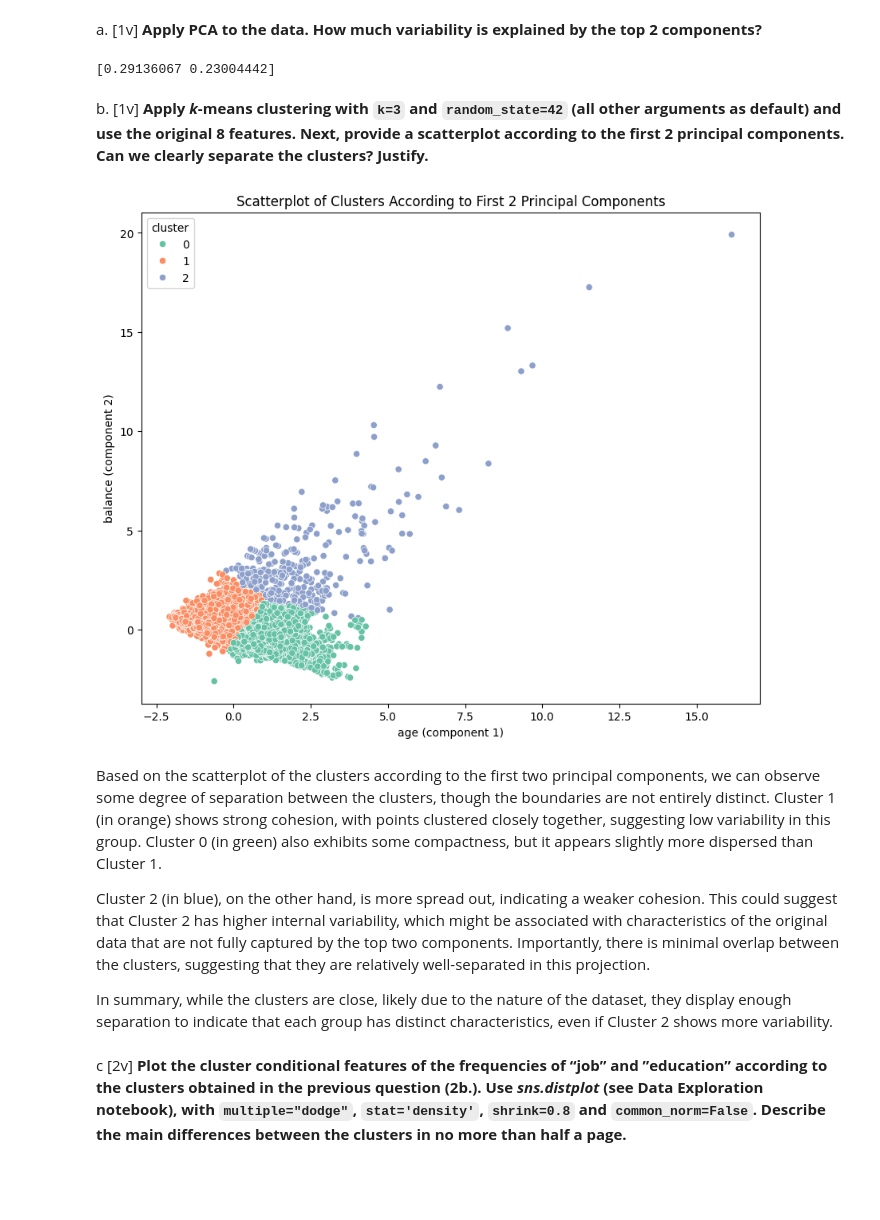
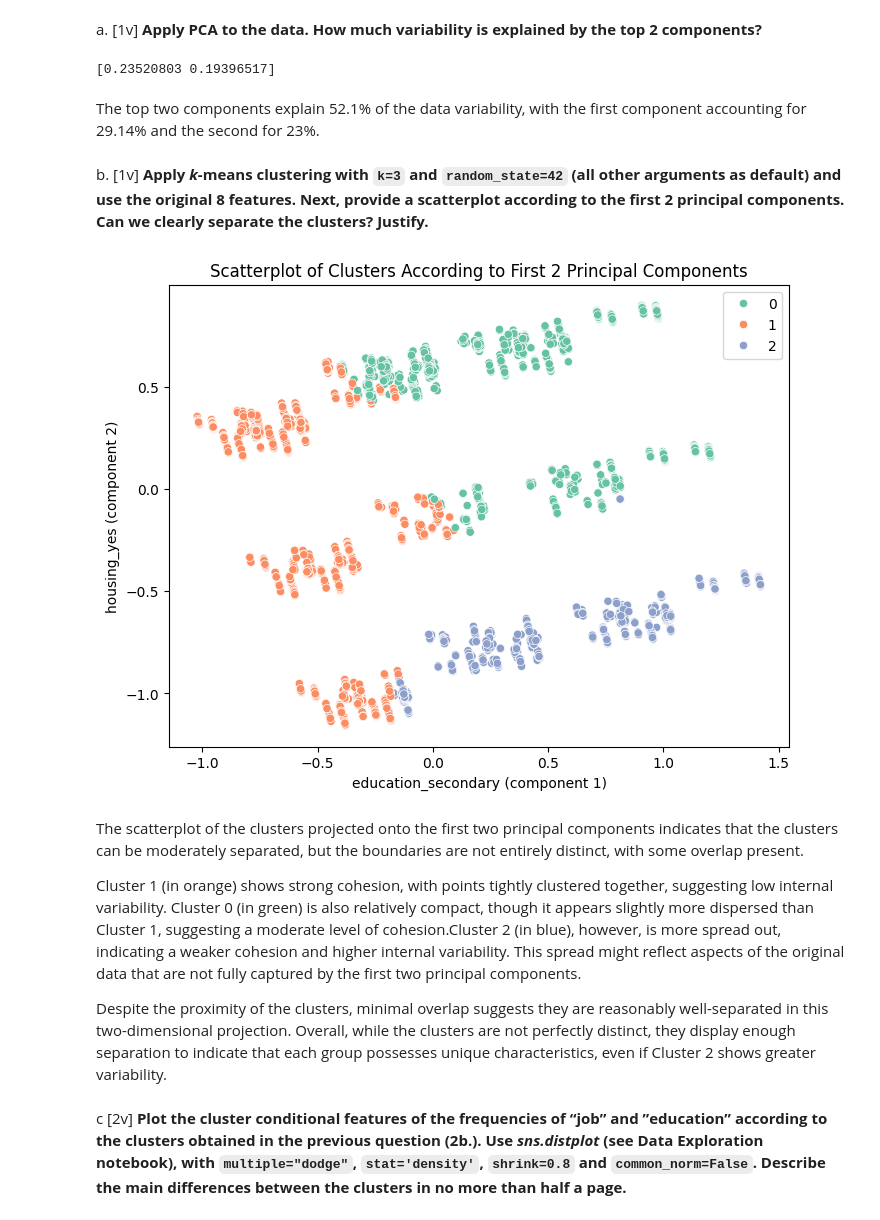
Before and after one commit to patriciagam/Apre-Homeworks, a Jupyter notebook: hw4.ipynb, the cells around one changed output. Saved outputs shown, nothing was run; the diff lists cells and outputs as text; code cells hidden in the pictures; blank space fills up the shorter version.

Commit message:
plots and small fixes

```diff
--- a/hw4.ipynb
+++ b/hw4.ipynb
@@ -14,9 +14,9 @@ drop_first=True)`).**
 # %%
 import pandas as pd
 # %%
-df = pd.read_csv("./data/accounts.csv")
+X = pd.read_csv("./data/accounts.csv")
 
-X = df.iloc[:, :8]
+X = X.iloc[:, :8]
 
 X.dropna(inplace = True)
 X.drop_duplicates(inplace = True)
@@ -89,7 +105,9 @@ explained_variance = pca.explained_variance_ratio_
 
 print(explained_variance)
 # %% [output]
-[0.29136067 0.23004442]
+[0.23520803 0.19396517]
+# %% [markdown]
+The top two components explain 52.1% of the data variability, with the first component accounting for 29.14% and the second for 23%.
 # %% [markdown]
 b. [1v] **Apply _k_-means clustering with `k=3` and `random_state=42` (all other
 arguments as default) and use the original 8 features. Next, provide a scatterplot
@@ -99,29 +117,27 @@ Justify.**
 import seaborn as sns
 # %%
 kmeans = KMeans(n_clusters = 3, random_state = 42)
-X["cluster"] = kmeans.fit_predict(X_normalized)
+clusters = kmeans.fit_predict(X_normalized)
 
-pca = PCA(n_components = 2)
 pca_components = pca.fit_transform(X_normalized)
 
 selected_features = list(X_normalized.var().sort_values(ascending = False).head(2).index)
 
-
-plt.figure(figsize = (10, 8))
-sns.scatterplot(x = pca_components[:, 0], y = pca_components[:, 1], hue = X["cluster"], palette = "Set2")
+plt.figure(figsize = (8, 6))
+sns.scatterplot(x = pca_components[:, 0], y = pca_components[:, 1], hue = clusters, palette = "Set2")
 plt.xlabel(selected_features[0] + " (component 1)")
 plt.ylabel(selected_features[1] + " (component 2)")
 plt.title("Scatterplot of Clusters According to First 2 Principal Components")
 
 plt.show()
 # %% [output]
-[figure, old version]
+[figure, new version]
 # %% [markdown]
-Based on the scatterplot of the clusters according to the first two principal components, we can observe some degree of separation between the clusters, though the boundaries are not entirely distinct. Cluster 1 (in orange) shows strong cohesion, with points clustered closely together, suggesting low variability in this group. Cluster 0 (in green) also exhibits some compactness, but it appears slightly more dispersed than Cluster 1.
+The scatterplot of the clusters projected onto the first two principal components indicates that the clusters can be moderately separated, but the boundaries are not entirely distinct, with some overlap present.
 
-Cluster 2 (in blue), on the other hand, is more spread out, indicating a weaker cohesion. This could suggest that Cluster 2 has higher internal variability, which might be associated with characteristics of the original data that are not fully captured by the top two components. Importantly, there is minimal overlap between the clusters, suggesting that they are relatively well-separated in this projection.
+Cluster 1 (in orange) shows strong cohesion, with points tightly clustered together, suggesting low internal variability. Cluster 0 (in green) is also relatively compact, though it appears slightly more dispersed than Cluster 1, suggesting a moderate level of cohesion.Cluster 2 (in blue), however, is more spread out, indicating a weaker cohesion and higher internal variability. This spread might reflect aspects of the original data that are not fully captured by the first two principal components.
 
-In summary, while the clusters are close, likely due to the nature of the dataset, they display enough separation to indicate that each group has distinct characteristics, even if Cluster 2 shows more variability.
+Despite the proximity of the clusters, minimal overlap suggests they are reasonably well-separated in this two-dimensional projection. Overall, while the clusters are not perfectly distinct, they display enough separation to indicate that each group possesses unique characteristics, even if Cluster 2 shows greater variability.
 # %% [markdown]
 c [2v] **Plot the cluster conditional features of the frequencies of “job” and ”education”
 according to the clusters obtained in the previous question (2b.). Use _sns.distplot_
```
Also changed, not shown: parts of 4 cells of this notebook, 6 other files.
